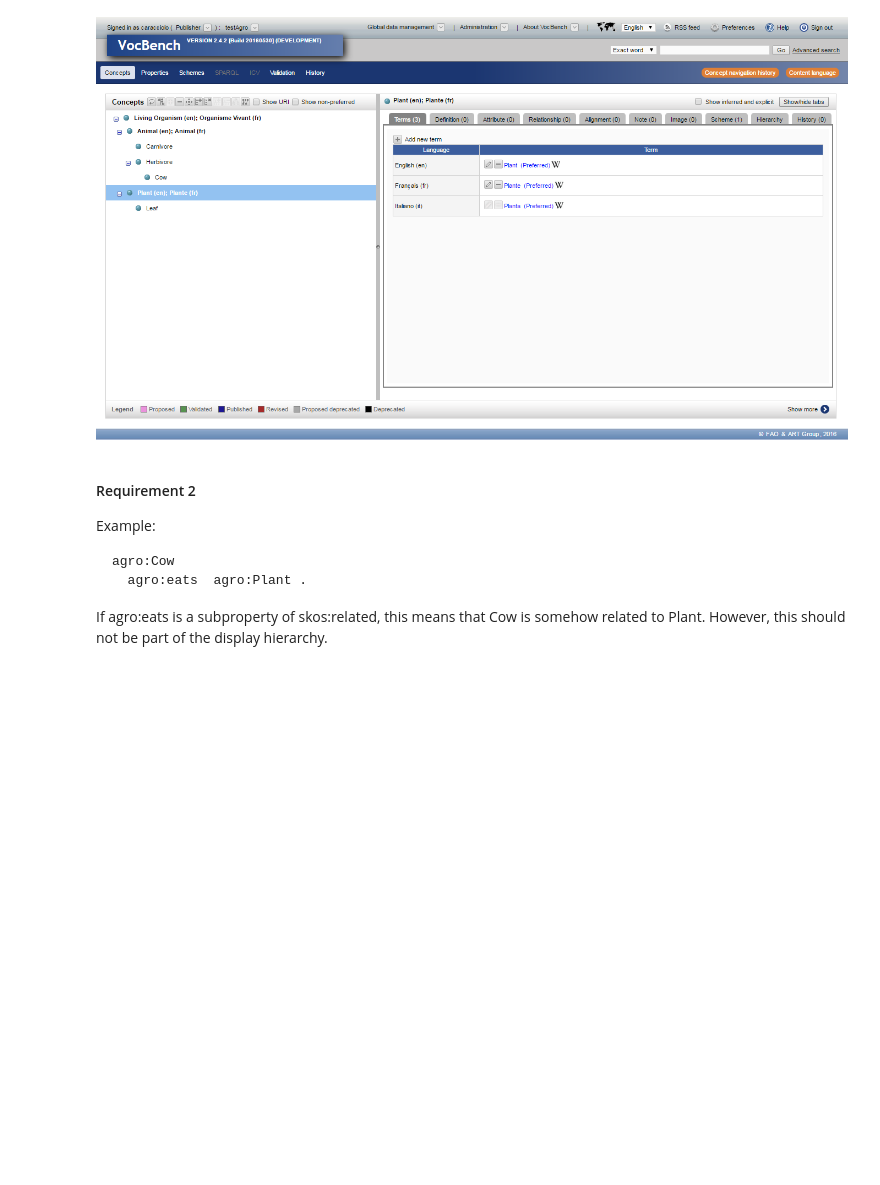
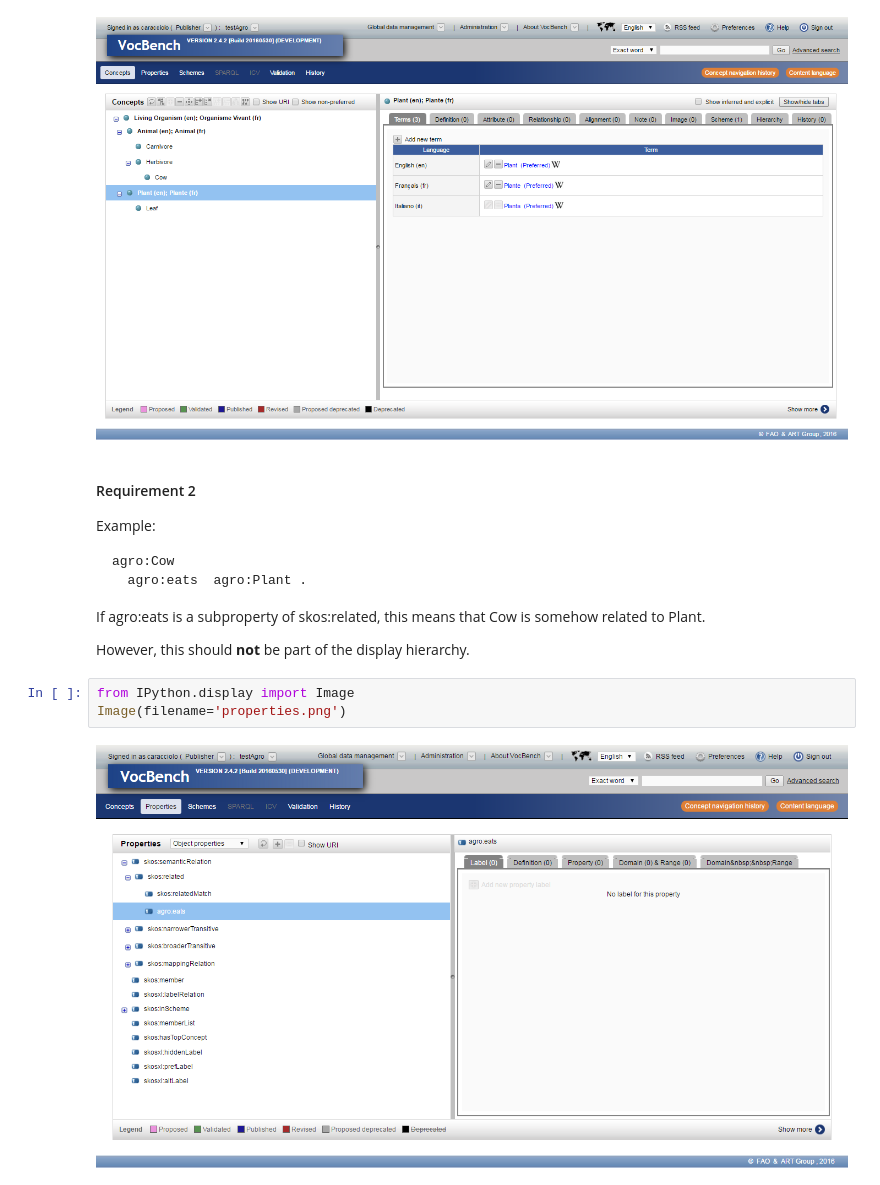
Before and after one commit to agroportal/1stAgroHackathon, a Jupyter notebook: hack-03/Hack_3.ipynb, the cells around one changed output. Saved outputs shown, nothing was run; the diff lists cells and outputs as text; blank space fills up the shorter version.

```diff
--- a/hack-03/Hack_3.ipynb
+++ b/hack-03/Hack_3.ipynb
@@ -413,4 +420,11 @@ Example:
     agro:Cow
       agro:eats  agro:Plant .
 
-If agro:eats is a subproperty of skos:related, this means that Cow is somehow related to Plant.  However, this should not be part of the display hierarchy.
+If agro:eats is a subproperty of skos:related, this means that Cow is somehow related to Plant.
+
+However, this should __not__ be part of the display hierarchy.
+# %%
+from IPython.display import Image
+Image(filename='properties.png')
+# %% [output]
+[figure, added]
```
Also changed, not shown: parts of 2 cells of this notebook.
